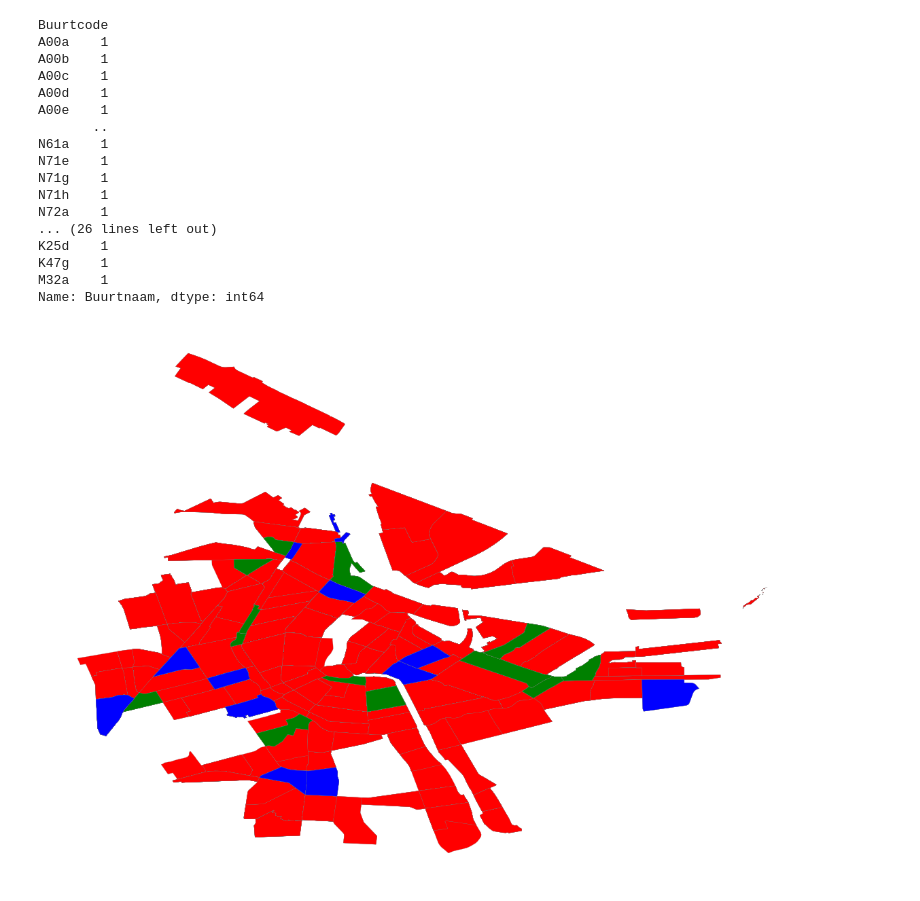
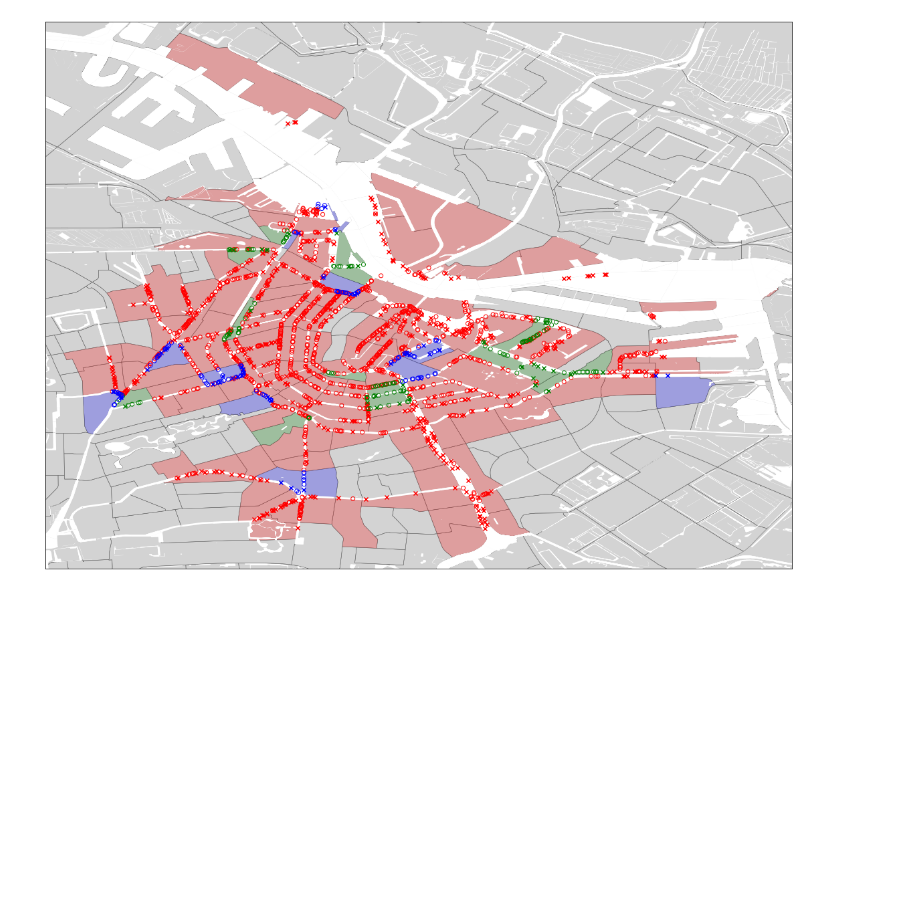
Before and after one commit to Amsterdam-Internships/Fence-Detection, a Jupyter notebook: notebooks/dataset-summary.ipynb, the cells around one changed output. Cells and saved outputs as stored; diff of their text form; code cells hidden in the pictures; blank space fills up the shorter version.

```diff
--- a/notebooks/dataset-summary.ipynb
+++ b/notebooks/dataset-summary.ipynb
@@ -15,20 +25,0 @@ gdf = gpd.read_file(os.path.join('..', 'data', 'neighborhoods.geojson'))
-# %%
-plt.rcParams["figure.figsize"] = (20,10)
-
-subsets = ['train', 'test', 'valid']
-ax = gdf.plot(color='lightgray')
-
-for subset, color in zip(subsets, ['r', 'g', 'b']):
-    label = subset
-    subset = gpd.GeoDataFrame(df[df.subset == subset].geometry_y.apply(wkt.loads))
-    subset = subset.rename(columns={'geometry_y':'geometry'})
-#     subset['coords'] = subset['geometry'].apply(lambda x: x.representative_point().coords[:])
-#     subset['coords'] = subset[coords[0] for coords in c['coords']]
-    subset.plot(ax=ax, color=color, edgecolor='0.5', linewidth=.25)
-
-#     for idx, row in c.iterrows():
-#         plt.annotate(s=row['NAME'], xy=row['coords'],
-#                  horizontalalignment='center')
-
-plt.axis('off')
-plt.show()
@@ -37,53 +40,46 @@ plt.show()
 # %%
+%matplotlib inline
 plt.rcParams["figure.figsize"] = (20,20)
 
 subsets = ['train', 'test', 'valid']
 
-ax = gpd.GeoDataFrame().plot()
+ax = buurten.plot(color='none', edgecolor='dimgray', linewidth=.5)
 
 def f(x):
     try:
         return x.representative_point().coords[:]
     except:
         return 0
 
 for subset, color in zip(subsets, ['r', 'g', 'b']):
     label = subset
     subset = df[df.subset == subset]
-    print(subset.groupby('Buurtcode').Buurtnaam.nunique())
 
-    subset = gpd.GeoDataFrame(subset.geometry_y.apply(wkt.loads))
-    subset = subset.rename(columns={'geometry_y':'geometry'})
+    subset = subset.drop_duplicates(subset='Buurtnaam', keep='first')
+    subset = gpd.GeoDataFrame(subset.geometry.apply(wkt.loads))
 
-#     print(subset['geometry'])
-#     subset['coords'] = subset['geometry'].apply(f)
-#     subset['coords'] = subset[[coords[0] for coords in c['coords']]]
-    subset.plot(ax=ax, color=color, edgecolor='0.5', linewidth=.25)
+    subset.plot(ax=ax, color=color, alpha=.25)
 
-#     print(subset['coords'])
+water.plot(ax=ax, color='white')
 
-#     for idx, row in c.iterrows():
-#         plt.annotate(s=row['NAME'], xy=subset['coords'],
-#                  horizontalalignment='center')
+for subset, color in zip(subsets, ['r', 'g', 'b']):
+    label = subset
+    subset = df[df.subset == subset]
 
-plt.axis('off')
+    locations = gpd.GeoDataFrame(subset, geometry=subset.location.apply(wkt.loads))
+
+    locations[locations.labels == 0].plot(ax=ax, color=color, marker='x')
+    locations[locations.labels == 1].plot(ax=ax, marker='o', color='none', edgecolor=color)
+
+ax.set_aspect('equal', adjustable='box')
+ax.set_facecolor('lightgrey')
+
+plt.xlim(4.8475, 4.96)
+plt.ylim(52.3375, 52.42)
+
+ax.xaxis.set_major_locator(plt.NullLocator())
+ax.yaxis.set_major_locator(plt.NullLocator())
+
 plt.show()
 # %% [output]
-Buurtcode
-A00a    1
-A00b    1
-A00c    1
-A00d    1
-A00e    1
-       ..
-N61a    1
-N71e    1
-N71g    1
-N71h    1
-N72a    1
-... (26 lines left out)
-K25d    1
-K47g    1
-M32a    1
-Name: Buurtnaam, dtype: int64
-[figure, old version]
+[figure, new version]
```
Also changed, not shown: parts of 6 cells of this notebook, 19 other files.
